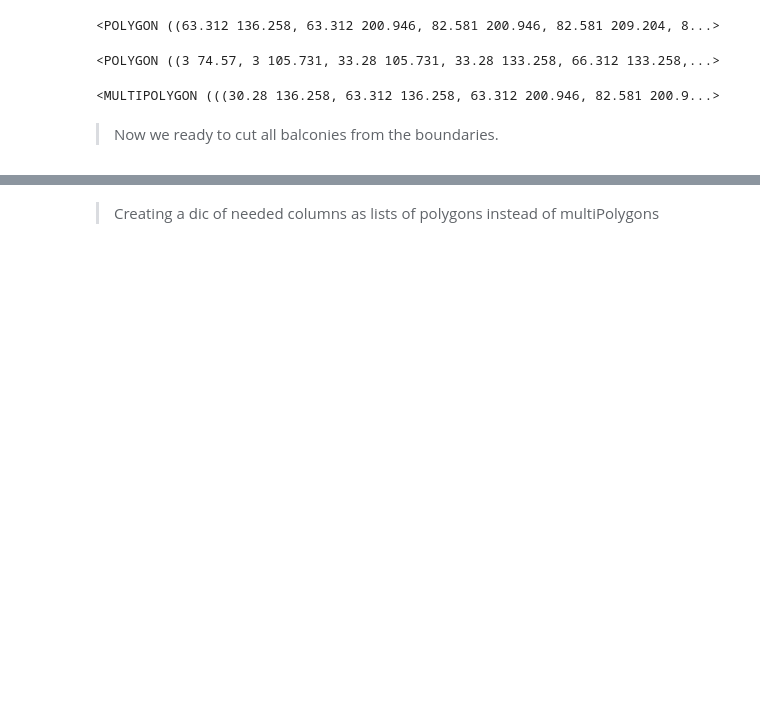
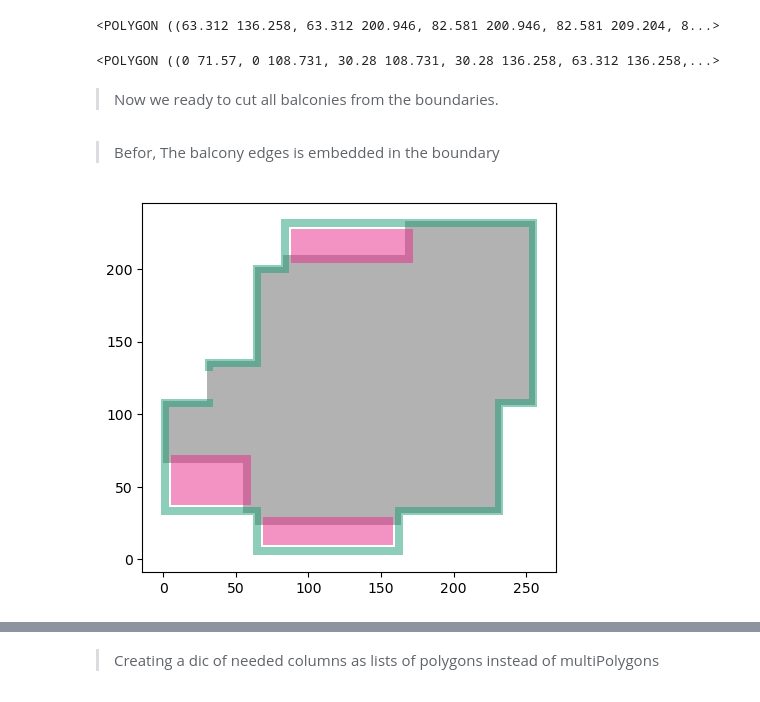
Before and after one commit to mo7amed7assan1911/Floor_Plan_Generation_using_GNNs, a Jupyter notebook: Creating_Dataset/generating-graphs-Scaled.ipynb, the cells around one changed output, grey strips where cells are left out. Cells and saved outputs as stored; diff of their text form; code cells hidden in the pictures; blank space fills up the shorter version.

```diff
--- a/Creating_Dataset/generating-graphs-Scaled.ipynb
+++ b/Creating_Dataset/generating-graphs-Scaled.ipynb
@@ -468,16 +469,16 @@ fp.inner - fp.balcony
 <POLYGON ((63.312 136.258, 63.312 200.946, 82.581 200.946, 82.581 209.204, 8...>
 # %%
 # With cutting the edges
-(fp.inner - fp.balcony).buffer(-3, cap_style=3, join_style=2)
+(fp.inner - fp.balcony).buffer(-5, cap_style=3, join_style=2).buffer(5, cap_style=3, join_style=2)
 # %% [output]
-<POLYGON ((3 74.57, 3 105.731, 33.28 105.731, 33.28 133.258, 66.312 133.258,...>
+<POLYGON ((0 71.57, 0 108.731, 30.28 108.731, 30.28 136.258, 63.312 136.258,...>
-# %%
-idx = 221
-fp = df.iloc[with_balacony[idx]]
-fp.inner
-# %% [output]
-<MULTIPOLYGON (((30.28 136.258, 63.312 136.258, 63.312 200.946, 82.581 200.9...>
 # %% [markdown]
 > Now we ready to cut all balconies from the boundaries.
+# %% [markdown]
+> Befor, The balcony edges is embedded in the boundary
+# %%
+gpd.GeoSeries([fp.inner, fp.balcony, fp.outer_wall]).plot(cmap='Dark2_r', alpha=0.5);
+# %% [output]
+[figure, added]
 # %%
 def cut_balcony(fp, cut=3):
```
Also changed, not shown: parts of 8 cells of this notebook.
